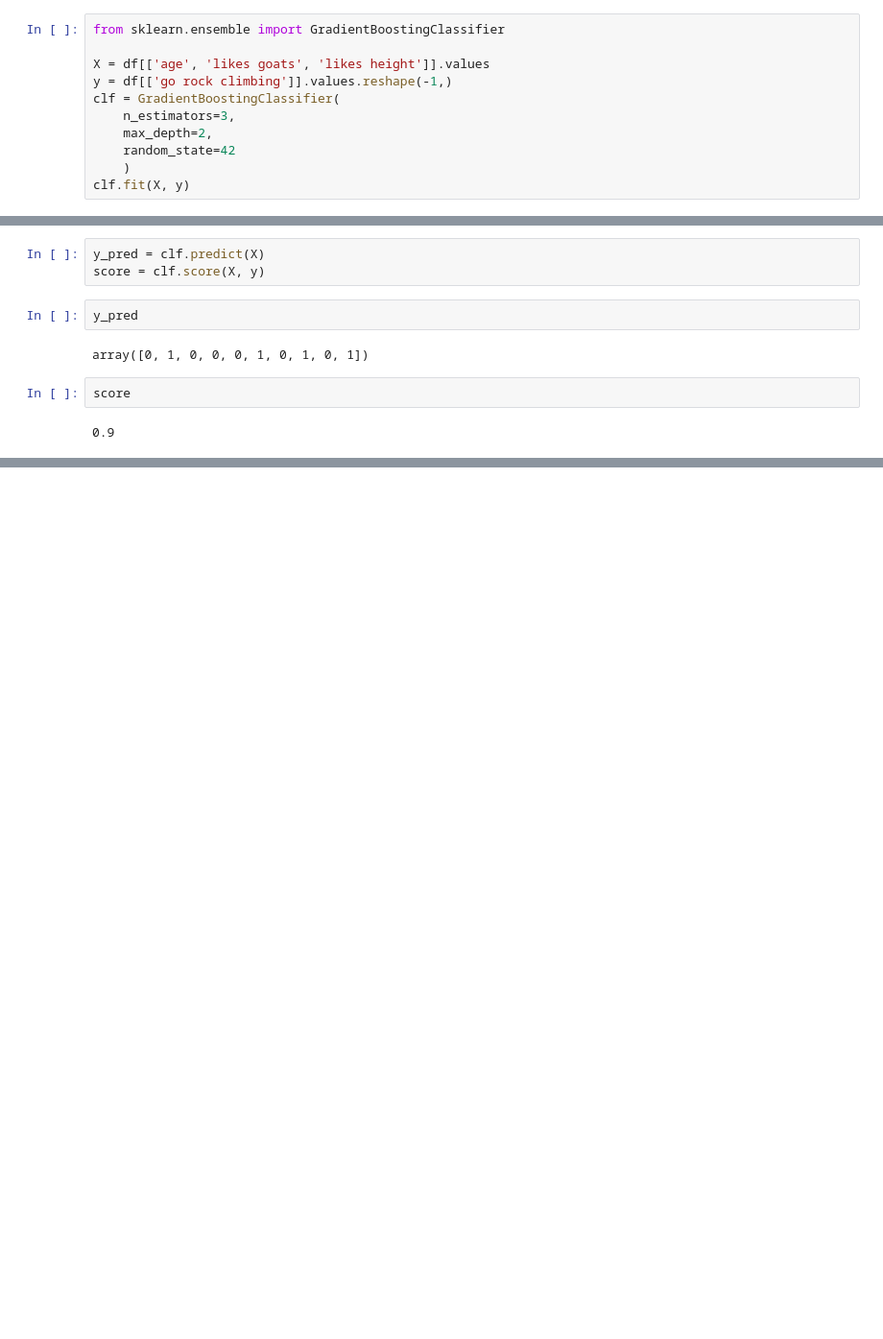
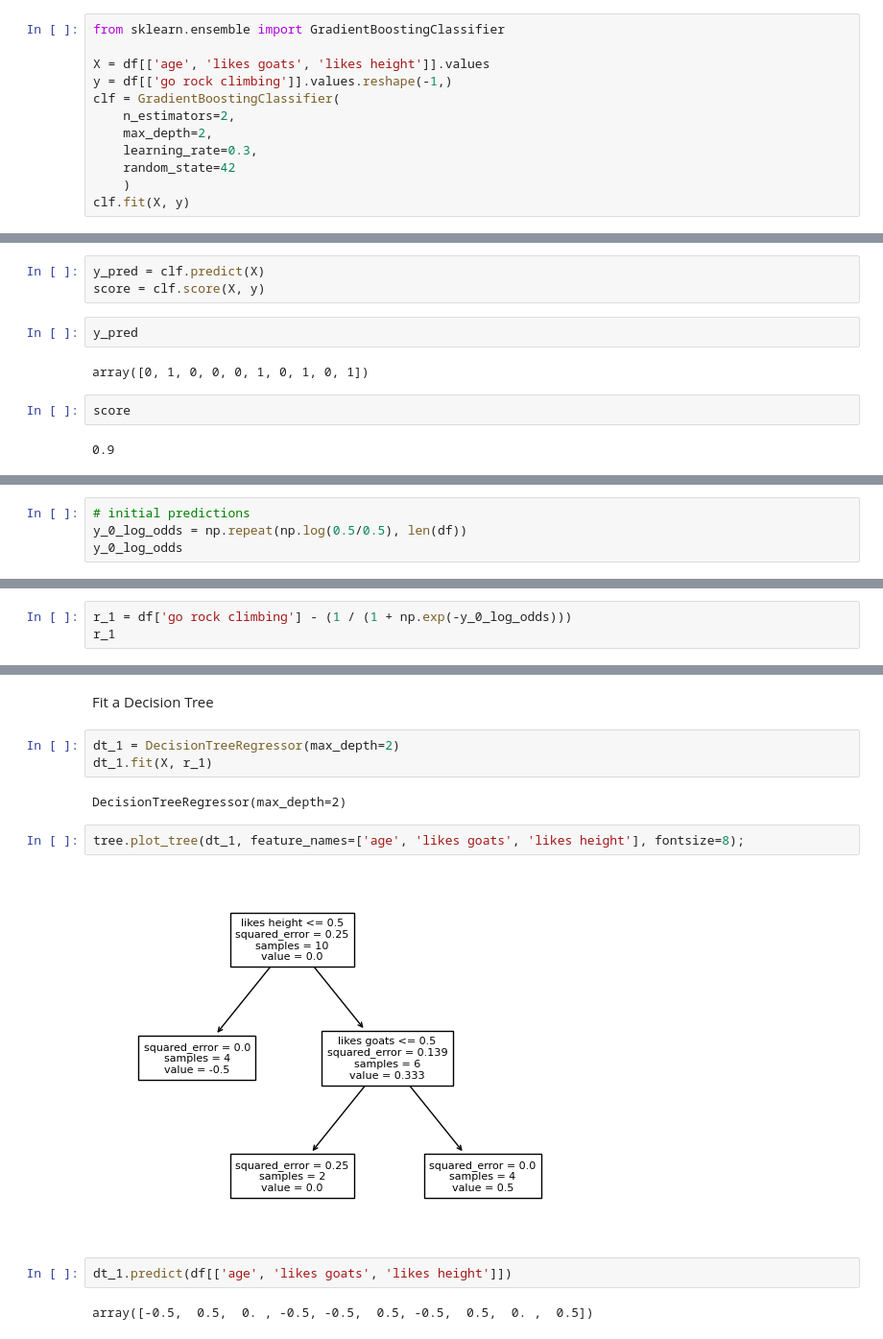
Before and after one commit to froukje/datamapu, a Jupyter notebook: notebooks/code_examples.ipynb, the cells around one changed output, grey strips where cells are left out. Shown at 96% size. Drawn from its saved outputs; the diff is of its cells as text; blank space fills up the shorter version.

```diff
--- a/notebooks/code_examples.ipynb
+++ b/notebooks/code_examples.ipynb
@@ -977,8 +977,9 @@ from sklearn.ensemble import GradientBoostingClassifier
 X = df[['age', 'likes goats', 'likes height']].values
 y = df[['go rock climbing']].values.reshape(-1,)
 clf = GradientBoostingClassifier(
-    n_estimators=3,
+    n_estimators=2,
     max_depth=2,
+    learning_rate=0.3,
     random_state=42
     )
 clf.fit(X, y)
@@ -997,0 +1002,4 @@ score
+# %%
+# initial predictions
+y_0_log_odds = np.repeat(np.log(0.5/0.5), len(df))
+y_0_log_odds
@@ -997,0 +1022,3 @@ score
+# %%
+r_1 = df['go rock climbing'] - (1 / (1 + np.exp(-y_0_log_odds)))
+r_1
@@ -997,0 +1037,15 @@ score
+# %% [markdown]
+Fit a Decision Tree
+# %%
+dt_1 = DecisionTreeRegressor(max_depth=2)
+dt_1.fit(X, r_1)
+# %% [output]
+DecisionTreeRegressor(max_depth=2)
+# %%
+tree.plot_tree(dt_1, feature_names=['age', 'likes goats', 'likes height'], fontsize=8);
+# %% [output]
+[figure, added]
+# %%
+dt_1.predict(df[['age', 'likes goats', 'likes height']])
+# %% [output]
+array([-0.5,  0.5,  0. , -0.5, -0.5,  0.5, -0.5,  0.5,  0. ,  0.5])
```
Also changed, not shown: parts of 23 cells of this notebook, 47 other files.
